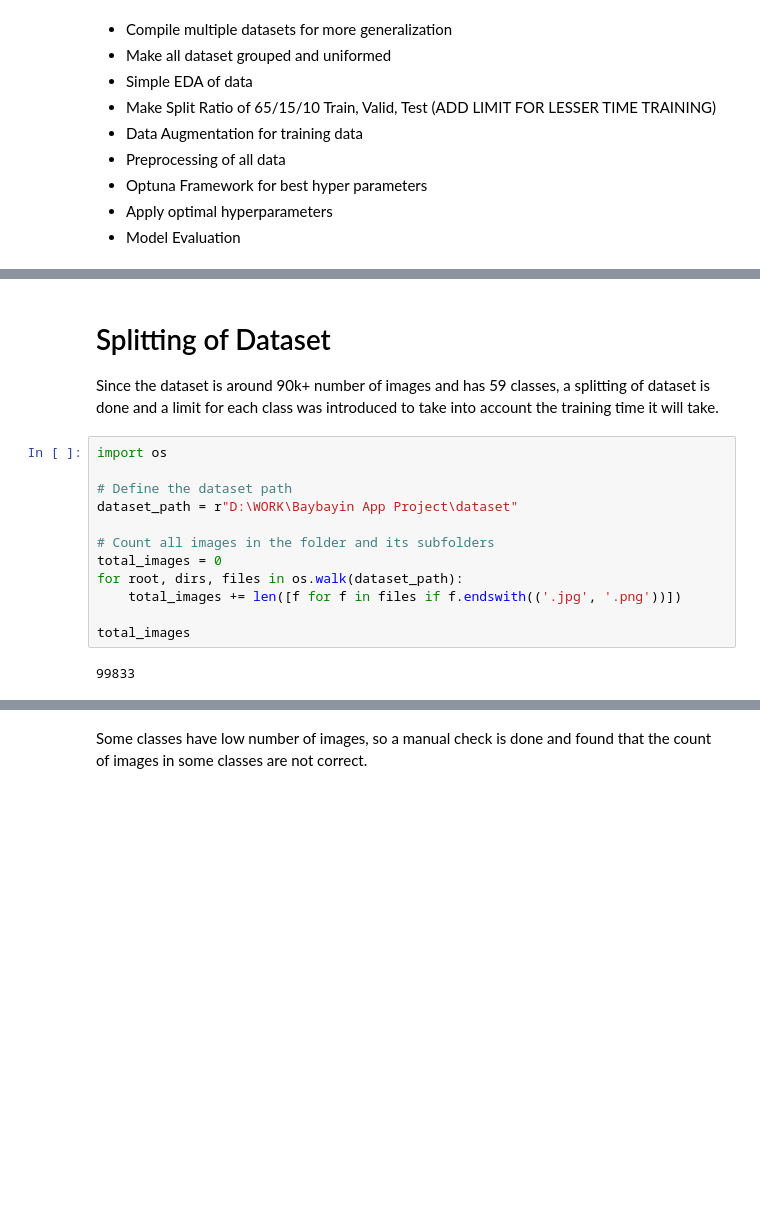
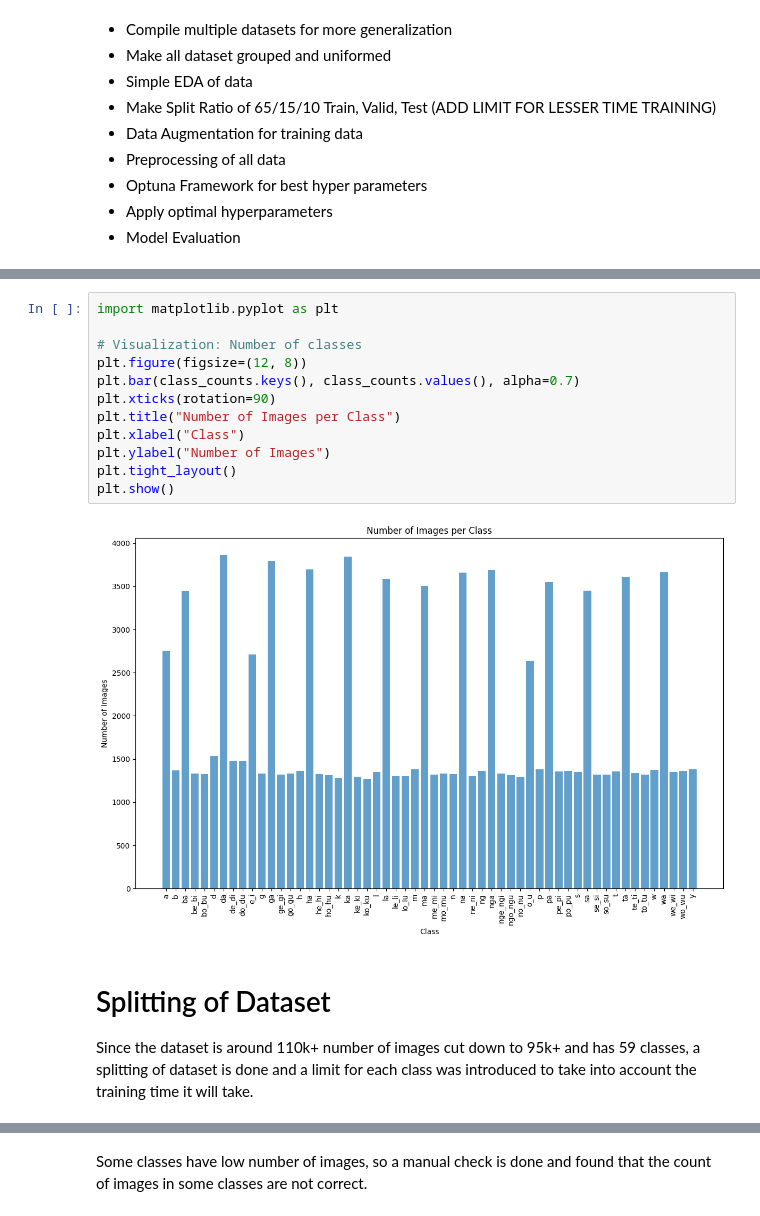
Before and after one commit to hotline8ling/Baybayin-Character-Recognition-Project, a Jupyter notebook: notebooks/Baybayin_Project_Full_NOTEBOOK.ipynb, the cells around one changed output, grey strips where cells are left out. Drawn from its saved outputs; the diff is of its cells as text; blank space fills up the shorter version.

```diff
--- a/notebooks/Baybayin_Project_Full_NOTEBOOK.ipynb
+++ b/notebooks/Baybayin_Project_Full_NOTEBOOK.ipynb
@@ -26,18 +181,18 @@ Use ReLU for intermediate layers and softmax for the output layer.
+# %%
+import matplotlib.pyplot as plt
+
+# Visualization: Number of classes
+plt.figure(figsize=(12, 8))
+plt.bar(class_counts.keys(), class_counts.values(), alpha=0.7)
+plt.xticks(rotation=90)
+plt.title("Number of Images per Class")
+plt.xlabel("Class")
+plt.ylabel("Number of Images")
+plt.tight_layout()
+plt.show()
+# %% [output]
+[figure, added]
 # %% [markdown]
 # Splitting of Dataset
 
-Since the dataset is around 90k+ number of images and has 59 classes, a splitting of dataset is done and a limit for each class was introduced to take into account the training time it will take.
+Since the dataset is around 110k+ number of images cut down to 95k+ and has 59 classes, a splitting of dataset is done and a limit for each class was introduced to take into account the training time it will take.
-# %%
-import os
-
-# Define the dataset path
-dataset_path = r"D:\WORK\Baybayin App Project\dataset"
-
-# Count all images in the folder and its subfolders
-total_images = 0
-for root, dirs, files in os.walk(dataset_path):
-    total_images += len([f for f in files if f.endswith(('.jpg', '.png'))])
-
-total_images
-# %% [output]
-99833
```
Also changed, not shown: parts of 19 cells of this notebook.
